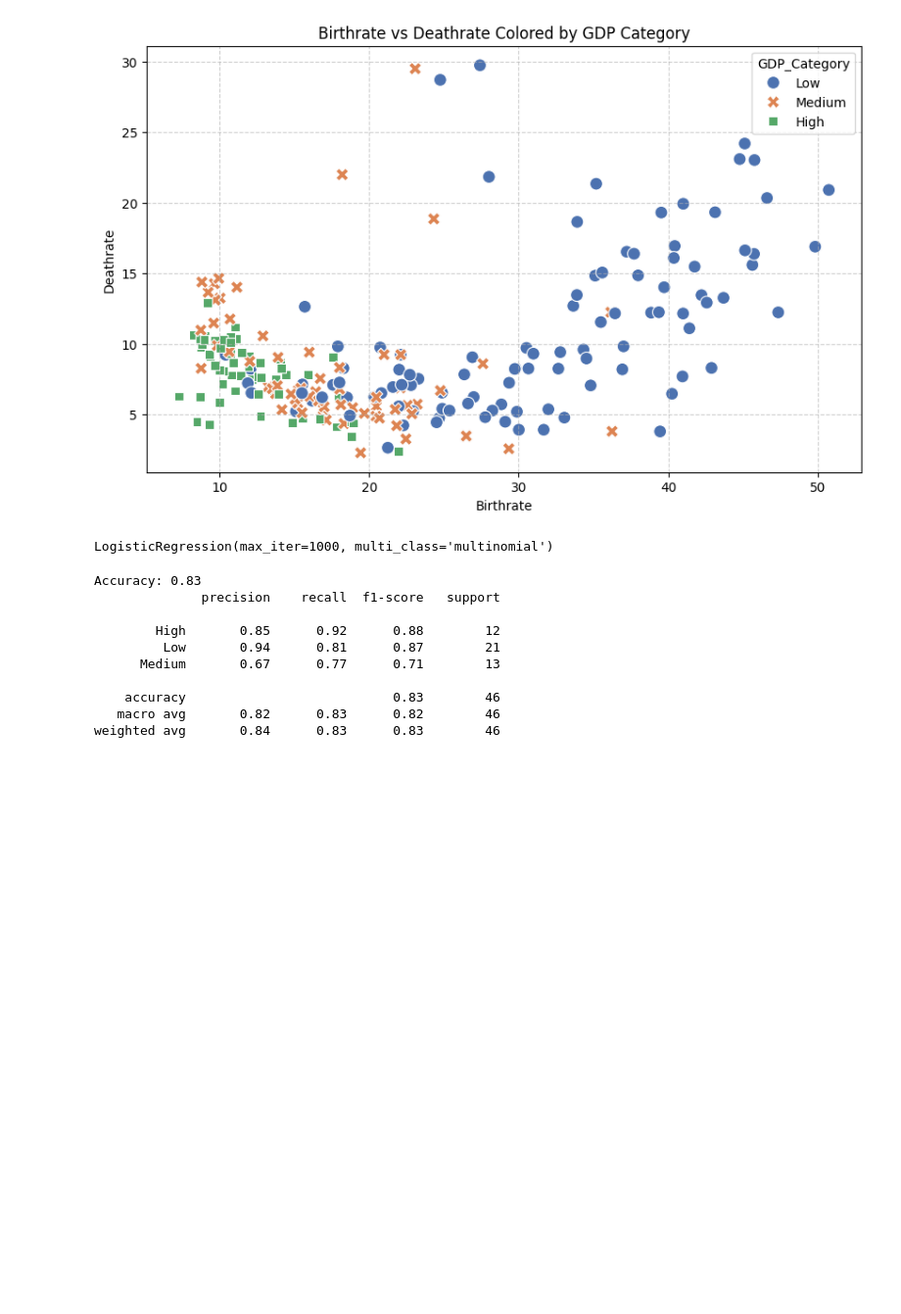
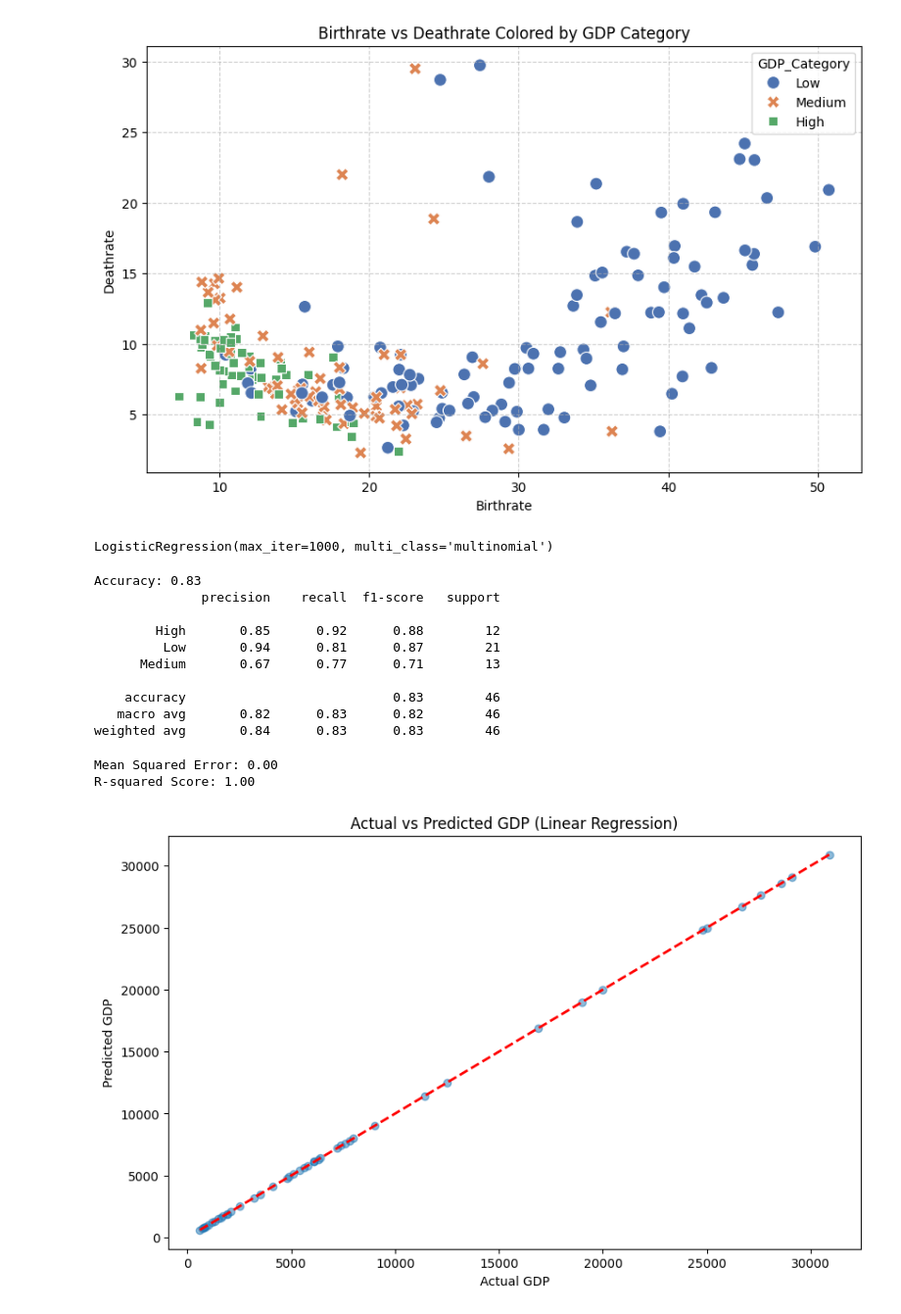
Before and after one commit to haseeb4888-code/Machine-Learning-AI-221-project, a Jupyter notebook: code.ipynb, the cells around one changed output. Shown at 98% size. Cells and saved outputs as stored; diff of their text form; code cells hidden in the pictures; blank space fills up the shorter version.

Commit message:
added linear regression model for gdp per cap

```diff
--- a/code.ipynb
+++ b/code.ipynb
@@ -313,3 +313,39 @@ Accuracy: 0.83
     accuracy                           0.83        46
    macro avg       0.82      0.83      0.82        46
 weighted avg       0.84      0.83      0.83        46
+# %%
+from sklearn.linear_model import LinearRegression
+from sklearn.metrics import mean_squared_error, r2_score
+
+# Target is the actual numeric GDP
+y_linear = df['GDP ($ per capita)']
+
+# Splitting the data
+X_train_l, X_test_l, y_train_l, y_test_l = train_test_split(X, y_linear, test_size=0.2, random_state=42)
+
+# Initialize and train the model
+lin_reg = LinearRegression()
+lin_reg.fit(X_train_l, y_train_l)
+
+# Predictions
+y_pred_l = lin_reg.predict(X_test_l)
+
+# Evaluation
+mse = mean_squared_error(y_test_l, y_pred_l)
+r2 = r2_score(y_test_l, y_pred_l)
+
+print(f'Mean Squared Error: {mse:.2f}')
+print(f'R-squared Score: {r2:.2f}')
+# %% [output]
+Mean Squared Error: 0.00
+R-squared Score: 1.00
+# %%
+plt.figure(figsize=(10, 6))
+plt.scatter(y_test_l, y_pred_l, alpha=0.5)
+plt.plot([y_test_l.min(), y_test_l.max()], [y_test_l.min(), y_test_l.max()], 'r--', lw=2)
+plt.xlabel('Actual GDP')
+plt.ylabel('Predicted GDP')
+plt.title('Actual vs Predicted GDP (Linear Regression)')
+plt.show()
+# %% [output]
+[figure, added]
```
Also changed, not shown: parts of 3 cells of this notebook.
